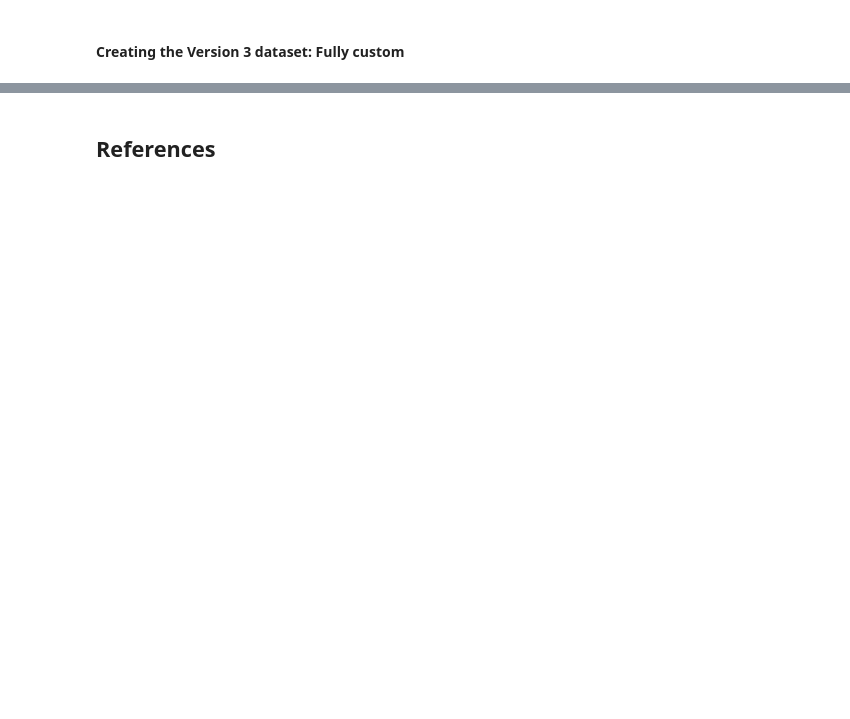
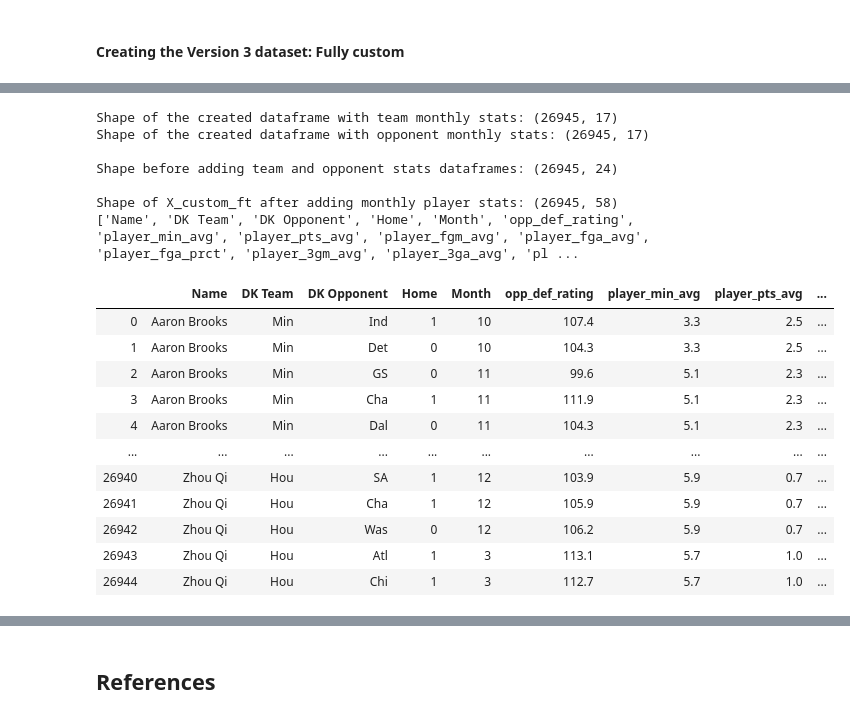
Before and after one commit to WalidBounouar/CSI4506-Project, a Jupyter notebook: Prediction_of_NBA_fantasy_scores.ipynb, the cells around one changed output, grey strips where cells are left out. Drawn from its saved outputs; the diff is of its cells as text; code cells hidden in the pictures; blank space fills up the shorter version.

Commit message:
Finished (like 95%) the dataset ingesting splitting

```diff
--- a/Prediction_of_NBA_fantasy_scores.ipynb
+++ b/Prediction_of_NBA_fantasy_scores.ipynb
@@ -205,0 +266,19 @@ print(list(X_full_ft))
+# %%
+'''
+custom_feature_set = ['Name', 'DK Team', 'DK Opponent', 'Home', '(Double digit stats)',
+                    'Player Avg Pts/min', 'Team Avg Pace', 'Opponent Avg Pace', 'Team FG',
+                    'Team FGA', 'Team FG%', 'Team 3P', 'Team 3PA', 'Team 3P%', 'Team 2P', 'Team 2PA', 'Team 2P%',
+                    'Team FT', 'Team FTA', 'Team FT%', 'Team ORB', 'Team DRB', 'Team TRB', 'Team AST', 'Team STL',
+                    'Team BLK', 'Team TOV', 'Team PF', 'Team Avg Points', 'Opp FG', 'Opp FGA', 'Opp FG%', 'Opp 3P',
+                    'Opp 3PA', 'Opp 3P%', 'Opp 2P', 'Opp 2PA', 'Opp 2P%', 'Opp FT', 'Opp FTA', 'Opp FT%', 'Opp ORB',
+                    'Opp DRB', 'Opp TRB', 'Opp AST', 'Opp STL', 'Opp BLK', 'Opp TOV', 'Opp PF', 'Opp Avg PTS',
+                    'Player Age', 'Player FG', 'Player FGA', 'Player FG%', 'Player 3P', 'Player 3PA', 'Player 3P%',
+                    'Player 2P', 'Player 2PA', 'Player 2P%', 'Player eFG%', 'Player FT', 'Player FTA', 'Player FT%',
+                    'Player ORB', 'Player DRB', 'Player TRB', 'Player AST', 'Player STL', 'Player BLK', 'Player TOV',
+                    'Player PF', 'Player PS/G', 'Month']
+'''
+
+# May seem light, but we'll add a lot of data
+custom_feature_set = ['Name', 'DK Team', 'DK Opponent', 'Home', 'Month']
+
+X_custom_ft = dataset_raw[custom_feature_set].copy()
@@ -205,0 +654,61 @@ print(list(X_full_ft))
+# %%
+def gen_team_monthly_stats_df(df, teams_monthly_stats, reference_feature, acronyme_dict, ft_prefix):
+
+    data = []
+    for index, row in df.iterrows():
+        team = row[reference_feature]
+        team_full_name = acronyme_dict[team]
+        month = row['Month']
+        team_stats = teams_monthly_stats[str(month)][team_full_name]
+        row = [team_stats['pts_avg'], team_stats['fgm_avg'], team_stats['fga_avg'],
+               team_stats['fga_prct'], team_stats['3gm_avg'], team_stats['3ga_avg'], team_stats['3ga_prct'],
+               team_stats['ftm_avg'], team_stats['fta_avg'], team_stats['fta_prct'], team_stats['oreb'],
+               team_stats['dreb'], team_stats['reb'], team_stats['ast'], team_stats['tov'], team_stats['stl'],
+               team_stats['blk']]
+        data.append(row)
+
+    dataframe = pd.DataFrame(data, columns=[ft_prefix+'_pts_avg', ft_prefix+'_fgm_avg',
+                                            ft_prefix+'_fga_avg', ft_prefix+'_fga_prct', ft_prefix+'_3gm_avg',
+                                            ft_prefix+'_3ga_avg', ft_prefix+'_3ga_prct', ft_prefix+'_ftm_avg',
+                                            ft_prefix+'_fta_avg',ft_prefix+'_fta_prct', ft_prefix+'_oreb_avg',
+                                            ft_prefix+'_dreb_avg', ft_prefix+'_reb_avg', ft_prefix+'_ast_avg',
+                                            ft_prefix+'_tov_avg', ft_prefix+'_stl_avg', ft_prefix+'_blk_avg'])
+    return dataframe
+
+team_month_stats_df = gen_team_monthly_stats_df(X_custom_ft, team_montly_stats, "DK Team", team_name_acronymes, "team")
+opp_month_stats_df = gen_team_monthly_stats_df(X_custom_ft, team_montly_stats, "DK Opponent", team_name_acronymes, "opp")
+
+print("Shape of the created dataframe with team monthly stats: {}".format(team_month_stats_df.shape))
+print("Shape of the created dataframe with opponent monthly stats: {}".format(opp_month_stats_df.shape))
+print()
+
+print("Shape before adding team and opponent stats dataframes: {}".format(X_custom_ft.shape))
+print()
+
+# Here there is a slight worry about concatenation based on ordering. But order should have been maintained.
+# Possible area of improvement
+X_custom_ft = pd.concat([X_custom_ft.reset_index(drop=True), team_month_stats_df.reset_index(drop=True)], axis=1)
+X_custom_ft = pd.concat([X_custom_ft.reset_index(drop=True), opp_month_stats_df.reset_index(drop=True)], axis=1)
+print("Shape of X_custom_ft after adding monthly player stats: {}".format(X_custom_ft.shape))
+print(list(X_custom_ft))
+X_custom_ft
+# %% [output]
+Shape of the created dataframe with team monthly stats: (26945, 17)
+Shape of the created dataframe with opponent monthly stats: (26945, 17)
+
+Shape before adding team and opponent stats dataframes: (26945, 24)
+
+Shape of X_custom_ft after adding monthly player stats: (26945, 58)
+['Name', 'DK Team', 'DK Opponent', 'Home', 'Month', 'opp_def_rating', 'player_min_avg', 'player_pts_avg', 'player_fgm_avg', 'player_fga_avg', 'player_fga_prct', 'player_3gm_avg', 'player_3ga_avg', 'pl ...
+|  | Name | DK Team | DK Opponent | Home | Month | opp_def_rating | player_min_avg | player_pts_avg | ... |
+| 0 | Aaron Brooks | Min | Ind | 1 | 10 | 107.4 | 3.3 | 2.5 | ... |
+| 1 | Aaron Brooks | Min | Det | 0 | 10 | 104.3 | 3.3 | 2.5 | ... |
+| 2 | Aaron Brooks | Min | GS | 0 | 11 | 99.6 | 5.1 | 2.3 | ... |
+| 3 | Aaron Brooks | Min | Cha | 1 | 11 | 111.9 | 5.1 | 2.3 | ... |
+| 4 | Aaron Brooks | Min | Dal | 0 | 11 | 104.3 | 5.1 | 2.3 | ... |
+| ... | ... | ... | ... | ... | ... | ... | ... | ... | ... |
+| 26940 | Zhou Qi | Hou | SA | 1 | 12 | 103.9 | 5.9 | 0.7 | ... |
+| 26941 | Zhou Qi | Hou | Cha | 1 | 12 | 105.9 | 5.9 | 0.7 | ... |
+| 26942 | Zhou Qi | Hou | Was | 0 | 12 | 106.2 | 5.9 | 0.7 | ... |
+| 26943 | Zhou Qi | Hou | Atl | 1 | 3 | 113.1 | 5.7 | 1.0 | ... |
+| 26944 | Zhou Qi | Hou | Chi | 1 | 3 | 112.7 | 5.7 | 1.0 | ... |
```
Also changed, not shown: parts of 29 cells of this notebook, 4 other files.
